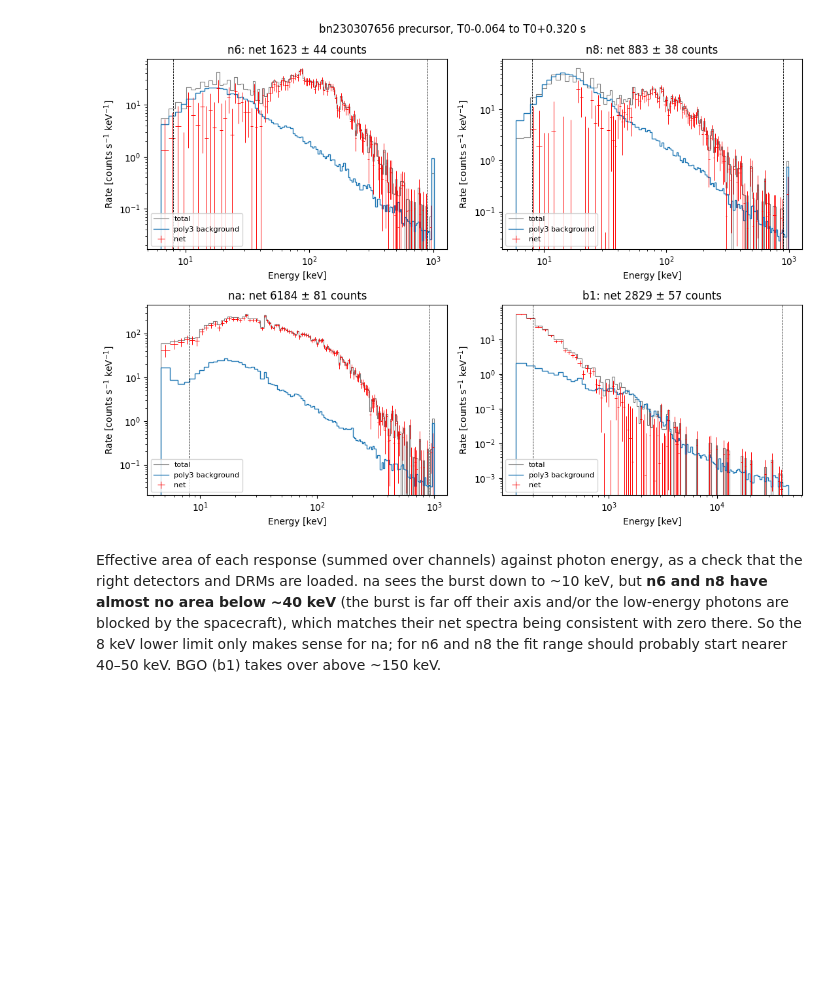
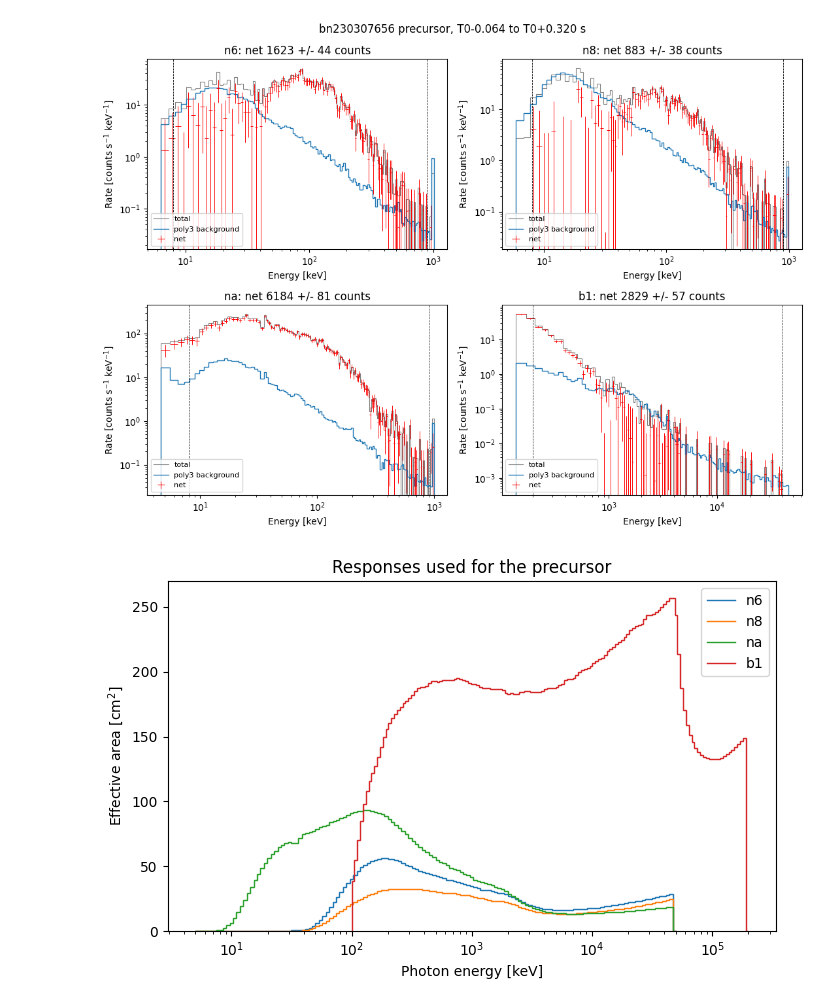
Before and after one commit to idbl2004/mphys-project, a Jupyter notebook: ignacio/08_precursor_spectrum.ipynb, the cells around one changed output. Saved outputs shown, nothing was run; the diff lists cells and outputs as text; code cells hidden in the pictures; blank space fills up the shorter version.

```diff
--- a/ignacio/08_precursor_spectrum.ipynb
+++ b/ignacio/08_precursor_spectrum.ipynb
@@ -116,0 +127,13 @@ b1: live time 0.3753 s (live fraction 0.977); total 3277, background 448.2 +/- 2
+# %%
+spectra, rows = {}, []
+for det in SPECTRAL_DETECTORS:
+    pha, bkg, red_chi2 = make_spectrum(DATA_DIR, BURST_ID, det, PRECURSOR, BKG_WINDOWS, BKG_ORDER)
+    counts = np.asarray(pha.data.counts, dtype=float)
+    net = counts - bkg.counts
+    net_err = np.sqrt(counts + bkg.count_uncertainty**2)
+    spectra[det] = dict(pha=pha, bkg=bkg, counts=counts, net=net, net_err=net_err)
+    rows.append(dict(detector=det, bkg_red_chi2=round(red_chi2, 3),
+                     live_fraction=round(pha.exposure / WINDOW, 3), total=int(counts.sum()),
+                     background=round(bkg.counts.sum(), 1),
+                     net=round(net.sum()), net_err=round(np.sqrt(np.sum(net_err**2)))))
+pd.DataFrame(rows).set_index("detector")
@@ -177,7 +189,0 @@ that data and model will line up. (It does shift band edges quoted from the TTE
-# %%
-for det in DETECTORS:
-    tte_lo = np.asarray(spectra[det]["pha"].ebounds.low_edges())
-    rsp_lo = np.asarray(responses[det].ebounds.low_edges())
-    diff = (tte_lo - rsp_lo) / rsp_lo
-    print(f"{det}: TTE channel energies differ from response by {100 * diff.min():+.2f}% "
-          f"to {100 * diff.max():+.2f}%")
@@ -196,39 +196,38 @@ show error bars reaching zero; on log axes negative net values are not drawn.
 # %%
+fit_range = {"n": FIT_RANGE_NAI, "b": FIT_RANGE_BGO}
 fig, axes = plt.subplots(2, 2, figsize=(11, 8))
-for ax, det in zip(axes.flat, DETECTORS):
-    s = spectra[det]
-    lo = np.asarray(responses[det].ebounds.low_edges())
-    hi = np.asarray(responses[det].ebounds.high_edges())
-    norm = s["live_time"] * (hi - lo)                 # counts -> counts/s/keV
+for ax, det in zip(axes.flat, SPECTRAL_DETECTORS):
+    s, rsp = spectra[det], responses[det]
+    lo, hi = np.asarray(rsp.ebounds.low_edges()), np.asarray(rsp.ebounds.high_edges())
+    norm = s["pha"].exposure * (hi - lo)            # counts -> counts/s/keV
     centre = np.sqrt(lo * hi)
-    # Channel 0 and the overflow channel (127) are not real energy bins
-    good = np.arange(len(lo))[1:-1]
-
-    ax.stairs((s["src"] / norm)[good], np.append(lo[good], hi[good][-1]),
-              color="grey", lw=0.8, label="total")
-    ax.stairs((s["bkg"].counts / norm)[good], np.append(lo[good], hi[good][-1]),
-              color="tab:blue", lw=1.0, label=f"poly{BKG_ORDER} background")
-    ax.errorbar(centre[good], (s["net"] / norm)[good], yerr=(s["net_err"] / norm)[good],
-                xerr=[(centre - lo)[good], (hi - centre)[good]],
-                fmt="none", ecolor="red", elinewidth=0.7, label="net")
-    for edge in FIT_RANGE[det[0]]:
-        ax.axvline(edge, color="black", ls="--", lw=0.6)
-    ax.set_xscale("log")
-    ax.set_yscale("log")
-    ax.set_title(f"{det}: net {s['net'].sum():.0f} ± {np.sqrt(np.sum(s['net_err']**2)):.0f} counts")
-    ax.set_xlabel("Energy [keV]")
-    ax.set_ylabel("Rate [counts s$^{-1}$ keV$^{-1}$]")
+    ch = slice(1, -1)                               # skip channel 0 and the overflow channel
+    edges = np.append(lo[ch], hi[ch][-1])
+    ax.stairs((s["counts"] / norm)[ch], edges, color="grey", lw=0.8, label="total")
+    ax.stairs((s["bkg"].counts / norm)[ch], edges, color="tab:blue", label=f"poly{BKG_ORDER} background")
+    ax.errorbar(centre[ch], (s["net"] / norm)[ch], yerr=(s["net_err"] / norm)[ch],
+                xerr=[(centre - lo)[ch], (hi - centre)[ch]], fmt="none", ecolor="red", lw=0.7, label="net")
+    for e in fit_range[det[0]]:
+        ax.axvline(e, color="black", ls="--", lw=0.6)
+    ax.set(xscale="log", yscale="log", xlabel="Energy [keV]", ylabel="Rate [counts s$^{-1}$ keV$^{-1}$]",
+           title=f"{det}: net {s['net'].sum():.0f} +/- {np.sqrt(np.sum(s['net_err']**2)):.0f} counts")
     ax.legend(loc="lower left", fontsize=8)
 fig.suptitle(f"{BURST_ID} precursor, T0{PRECURSOR[0]:+.3f} to T0{PRECURSOR[1]:+.3f} s")
 fig.tight_layout()
 fig.savefig(FIGURE_DIR / "08_precursor_spectra.png", dpi=200)
 plt.show()
+
+fig, ax = plt.subplots(figsize=(7, 4.5))
+for det in SPECTRAL_DETECTORS:
+    drm = responses[det].drm
+    e_lo, e_hi = np.asarray(drm.photon_bins.low_edges()), np.asarray(drm.photon_bins.high_edges())
+    ax.stairs(np.asarray(drm.matrix).sum(axis=1), np.append(e_lo, e_hi[-1]), label=det)
+ax.set(xscale="log", xlabel="Photon energy [keV]", ylabel="Effective area [cm$^2$]",
+       title="Responses used for the precursor")
+ax.legend()
+fig.tight_layout()
+fig.savefig(FIGURE_DIR / "08_precursor_responses.png", dpi=200)
+plt.show()
 # %% [output]
-[figure, old version]
+[figure, new version]
+[figure, added]
-# %% [markdown]
-Effective area of each response (summed over channels) against photon energy, as a check that the
-right detectors and DRMs are loaded. na sees the burst down to ~10 keV, but **n6 and n8 have almost no
-area below ~40 keV** (the burst is far off their axis and/or the low-energy photons are blocked by the
-spacecraft), which matches their net spectra being consistent with zero there. So the 8 keV lower
-limit only makes sense for na; for n6 and n8 the fit range should probably start nearer 40–50 keV.
-BGO (b1) takes over above ~150 keV.
```
Also changed, not shown: parts of 26 cells of this notebook, 33 other files.
